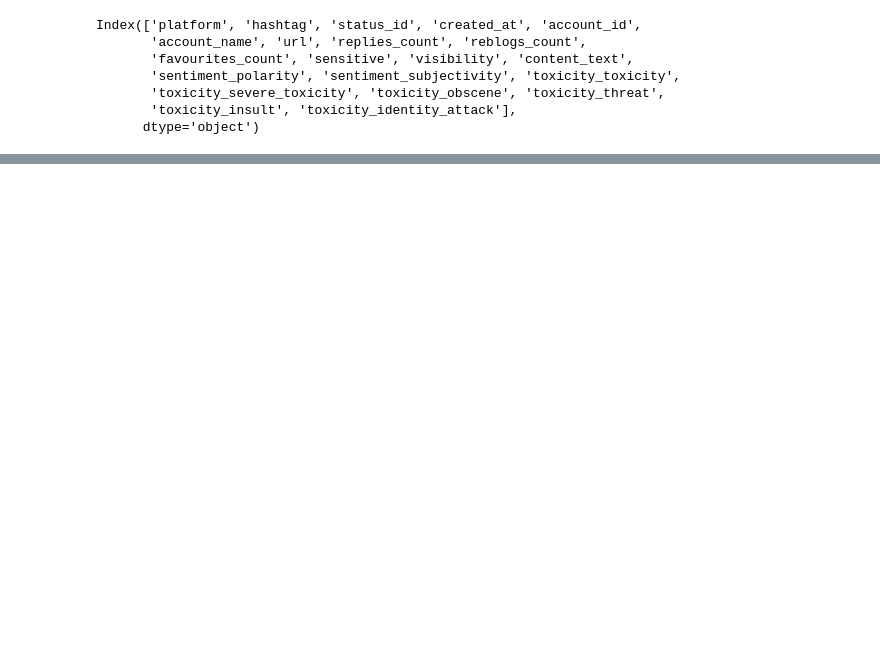
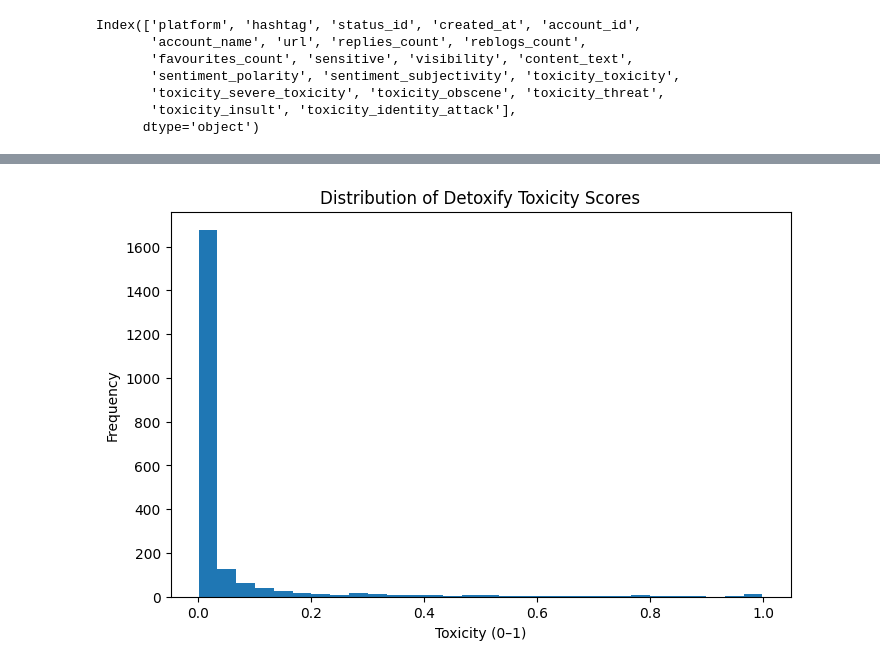
Before and after one commit to HannahSMMcCormick/ResearchAssessment3, a Jupyter notebook: Notebooks/Results.ipynb, the cells around one changed output, grey strips where cells are left out. Drawn from its saved outputs; the diff is of its cells as text; code cells hidden in the pictures; blank space fills up the shorter version.

```diff
--- a/Notebooks/Results.ipynb
+++ b/Notebooks/Results.ipynb
@@ -42,0 +61,9 @@ plt.show()
+# %%
+plt.figure(figsize=(8,5))
+plt.hist(df["toxicity_toxicity"], bins=30)
+plt.title("Distribution of Detoxify Toxicity Scores")
+plt.xlabel("Toxicity (0–1)")
+plt.ylabel("Frequency")
+plt.show()
+# %% [output]
+[figure, added]
```
Also changed, not shown: parts of 16 cells of this notebook, 1 other file.
